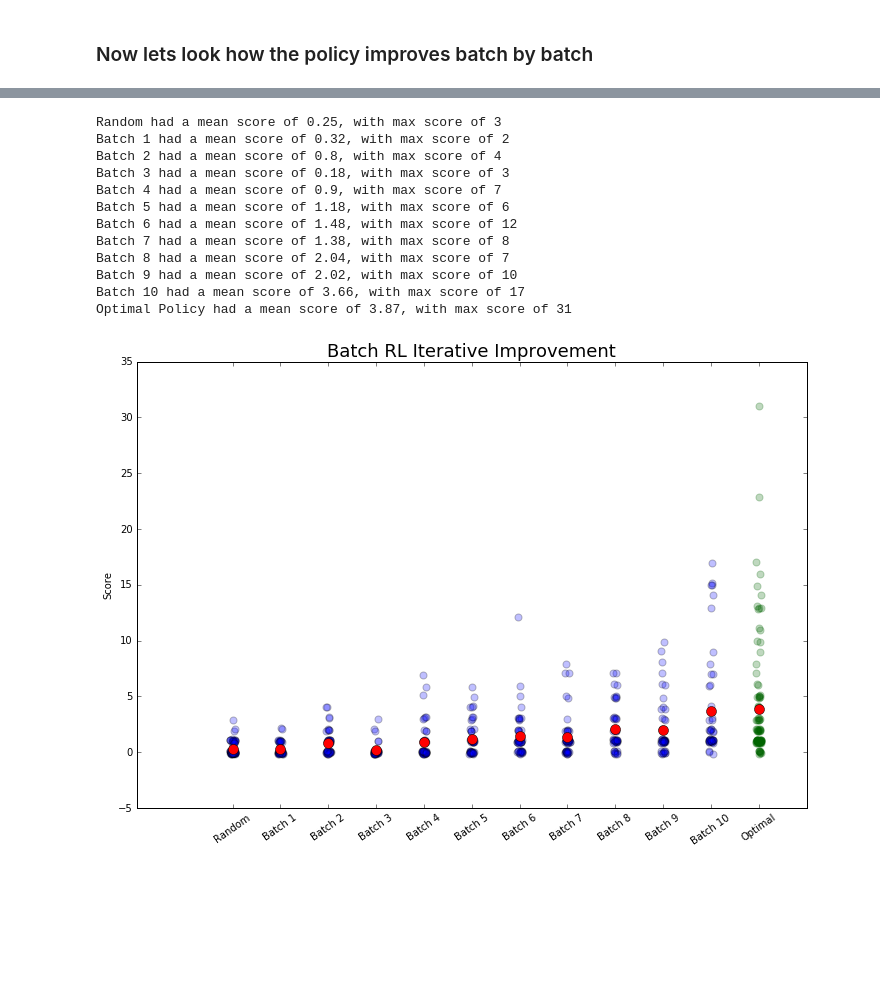
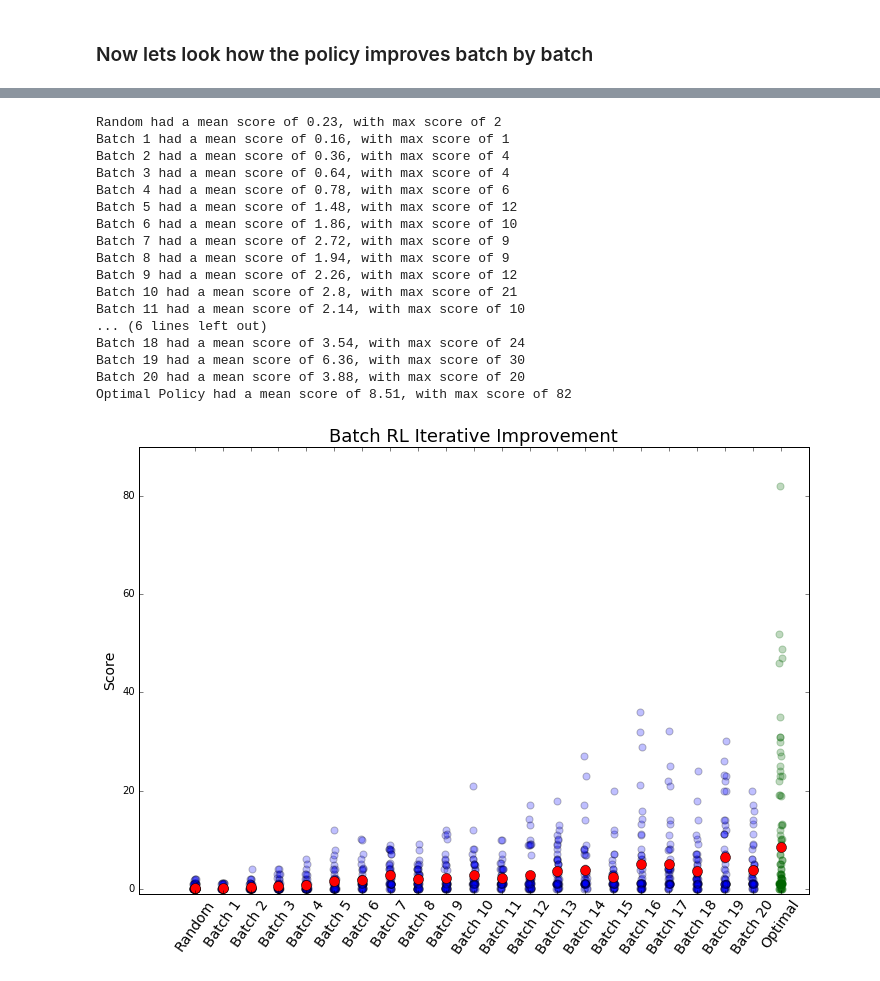
Before and after one commit to twkillian/cs181_practicals, a Jupyter notebook: Practical 4/practical4-code/hacking_policy_development.ipynb, the cells around one changed output, grey strips where cells are left out. Drawn from its saved outputs; the diff is of its cells as text; code cells hidden in the pictures; blank space fills up the shorter version.

```diff
--- a/Practical 4/practical4-code/hacking_policy_development.ipynb
+++ b/Practical 4/practical4-code/hacking_policy_development.ipynb
@@ -77,36 +77,43 @@ len(batch_iter_hist['score_history'])
 # %%
 xlab = []
 plt.figure(figsize=(12,8))
-for ii in range(11):
+for ii in range(21):
     if ii == 0:
         temp = batch_iter_hist['score_history'][:100]
         test = "Random"
     else:
         temp = batch_iter_hist['score_history'][(100+(ii-1)*50):(100+(ii)*50)]
         test = "Batch {}".format(ii)
     plt.scatter(np.ones(len(temp))*ii+np.random.uniform(low=-0.05,high=0.05,size=len(temp)),temp+np.random.uniform(low=-0.15,high=0.15,size=len(temp)),alpha=0.25,s=50)
     plt.plot(ii,np.mean(temp),'ro',markersize=10)
     xlab.append(test)
     print test+" had a mean score of {0}, with max score of {1}".format(np.mean(temp),np.max(temp))
-plt.scatter(np.ones(len(batch_hist_dict['score_history']))*11+np.random.uniform(low=-0.05,high=0.05,size=len(batch_hist_dict['score_history'])),batch_hist_dict['score_history']+np.random.uniform(low=-0.15,high=0.15,size=len(batch_hist_dict['score_history'])),alpha=0.25,color='darkgreen',s=50)
-plt.plot(11,np.mean(batch_hist_dict['score_history']),'ro',markersize=10)
+plt.scatter(np.ones(len(batch_hist_dict['score_history']))*21+np.random.uniform(low=-0.05,high=0.05,size=len(batch_hist_dict['score_history'])),batch_hist_dict['score_history']+np.random.uniform(low=-0.15,high=0.15,size=len(batch_hist_dict['score_history'])),alpha=0.25,color='darkgreen',s=50)
+plt.plot(21,np.mean(batch_hist_dict['score_history']),'ro',markersize=10)
 print "Optimal Policy had a mean score of {0}, with max score of {1}".format(np.mean(batch_hist_dict['score_history']),np.max(batch_hist_dict['score_history']))
 xlab.append("Optimal")
-plt.ylabel('Score')
-plt.xticks(range(12),xlab,rotation=35)
+plt.ylabel('Score',fontsize=14)
+plt.xticks(range(22),xlab,rotation=55,fontsize=14)
+plt.xlim([-2,22])
+plt.ylim([-1,90])
 plt.title("Batch RL Iterative Improvement",fontsize=18)
 plt.show()
 # %% [output]
-Random had a mean score of 0.25, with max score of 3
-Batch 1 had a mean score of 0.32, with max score of 2
-Batch 2 had a mean score of 0.8, with max score of 4
-Batch 3 had a mean score of 0.18, with max score of 3
-Batch 4 had a mean score of 0.9, with max score of 7
-Batch 5 had a mean score of 1.18, with max score of 6
-Batch 6 had a mean score of 1.48, with max score of 12
-Batch 7 had a mean score of 1.38, with max score of 8
-Batch 8 had a mean score of 2.04, with max score of 7
-Batch 9 had a mean score of 2.02, with max score of 10
-Batch 10 had a mean score of 3.66, with max score of 17
-Optimal Policy had a mean score of 3.87, with max score of 31
+Random had a mean score of 0.23, with max score of 2
+Batch 1 had a mean score of 0.16, with max score of 1
+Batch 2 had a mean score of 0.36, with max score of 4
+Batch 3 had a mean score of 0.64, with max score of 4
+Batch 4 had a mean score of 0.78, with max score of 6
+Batch 5 had a mean score of 1.48, with max score of 12
+Batch 6 had a mean score of 1.86, with max score of 10
+Batch 7 had a mean score of 2.72, with max score of 9
+Batch 8 had a mean score of 1.94, with max score of 9
+Batch 9 had a mean score of 2.26, with max score of 12
+Batch 10 had a mean score of 2.8, with max score of 21
+Batch 11 had a mean score of 2.14, with max score of 10
+... (6 lines left out)
+Batch 18 had a mean score of 3.54, with max score of 24
+Batch 19 had a mean score of 6.36, with max score of 30
+Batch 20 had a mean score of 3.88, with max score of 20
+Optimal Policy had a mean score of 8.51, with max score of 82
-[figure, old version]
+[figure, new version]
```
Also changed, not shown: parts of 8 cells of this notebook, 6 other files.
